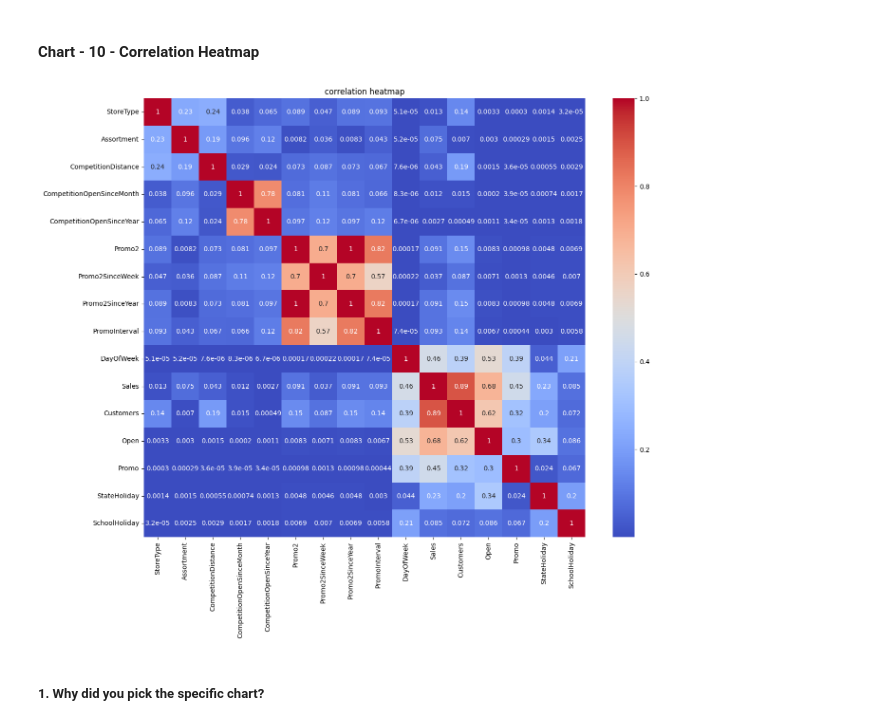
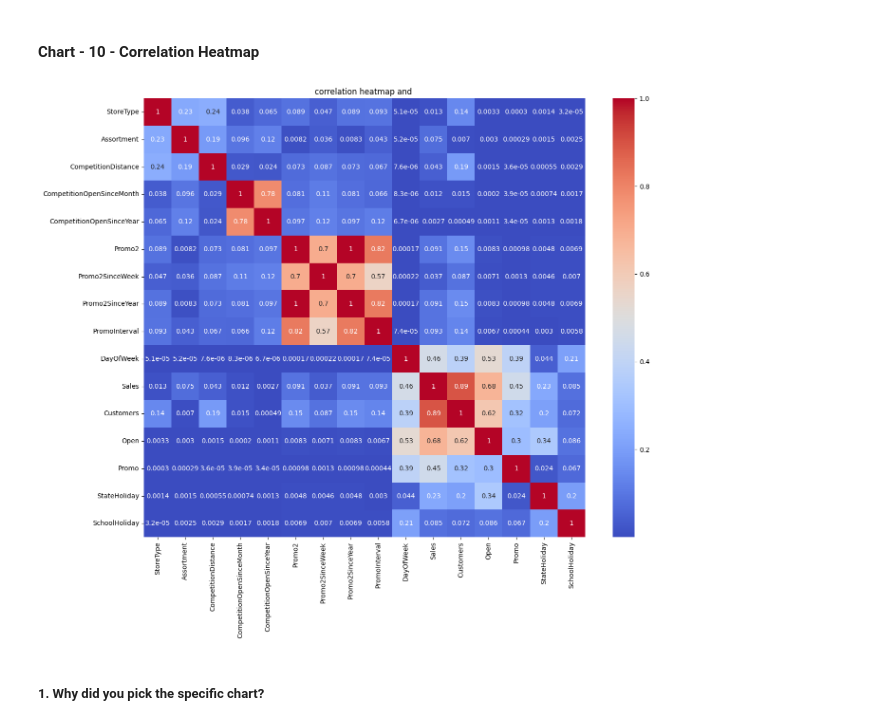
Before and after one commit to chetansgode/Rossmann_Retail_Sales_prediction, a Jupyter notebook: (Retail_Sales_prediction)ML_Submission_Template.ipynb, the cells around one changed output. Drawn from its saved outputs; the diff is of its cells as text; code cells hidden in the pictures.

```diff
--- a/(Retail_Sales_prediction)ML_Submission_Template.ipynb
+++ b/(Retail_Sales_prediction)ML_Submission_Template.ipynb
@@ -923,12 +925,12 @@ Answer Here
 # %%
 # Correlation Heatmap visualization code
 
 plt.figure(figsize=(15,12))
 sns.heatmap(abs(df.corr()) ,annot=True,cmap="coolwarm")
-plt.title("correlation heatmap")
+plt.title("correlation heatmap and ")
 plt.show()
 # %% [output]
-[figure, old version]
+[figure, new version]
 # %% [markdown]
 ##### 1. Why did you pick the specific chart?
 # %% [markdown]
```
Also changed, not shown: parts of 48 cells of this notebook.
